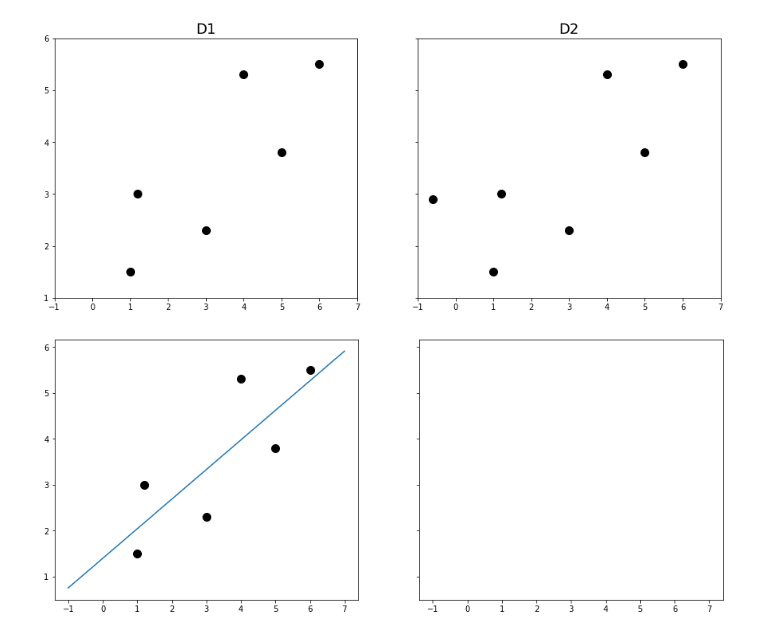
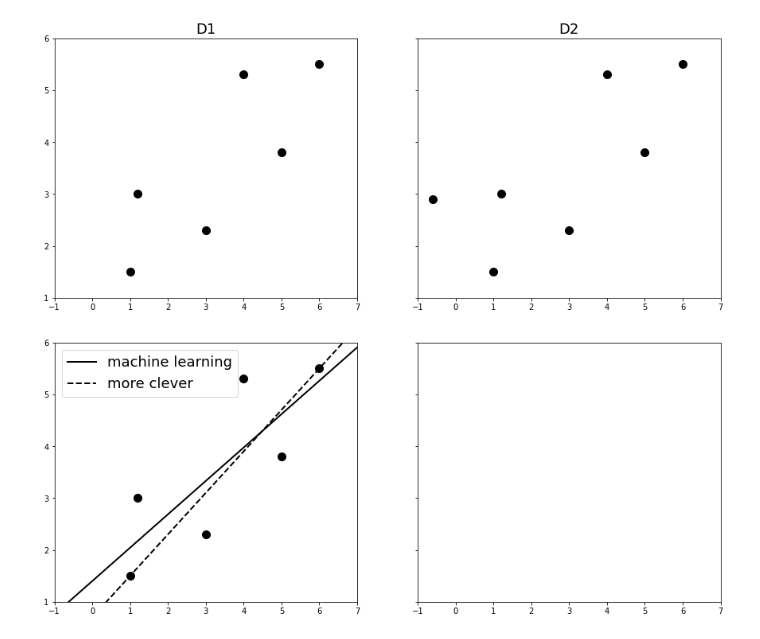
Before and after one commit to chw8207/math_basic, a Jupyter notebook: 머신러닝도입.ipynb, the cells around one changed output. Cells and saved outputs as stored; diff of their text form; code cells hidden in the pictures.

```diff
--- a/머신러닝도입.ipynb
+++ b/머신러닝도입.ipynb
@@ -68,19 +68,23 @@ def f(X, w) :
 # %%
 # 시각화
 w_ml_d1 = meachine_learning(D1)
 w_mc_d1 = more_clever(D1)
 
 w_ml_d2 = meachine_learning(D2)
 w_mc_d2 = more_clever(D2)
 
 X = np.linspace(-1,7,100)
 
 fig, (ax1,ax2) = plt.subplots(1,2,sharex=True,sharey=True)
 fig.set_size_inches((15,6))
 
 ax1.plot(D1[0], D1[1], 'ko', markersize=10)
-ax1.plot(X, f(X, w_ml_d1))
+ax1.plot(X, f(X, w_ml_d1), c='k', lw=2, label='machine learning')
+ax1.plot(X, f(X, w_mc_d1), '--', c='k', lw=2, label='more clever')
+ax1.set_xlim([-1,7])
+ax1.set_ylim([1,6])
+ax1.legend(fontsize=18)
 
 plt.show()
 # %% [output]
-[figure, old version]
+[figure, new version]
```
